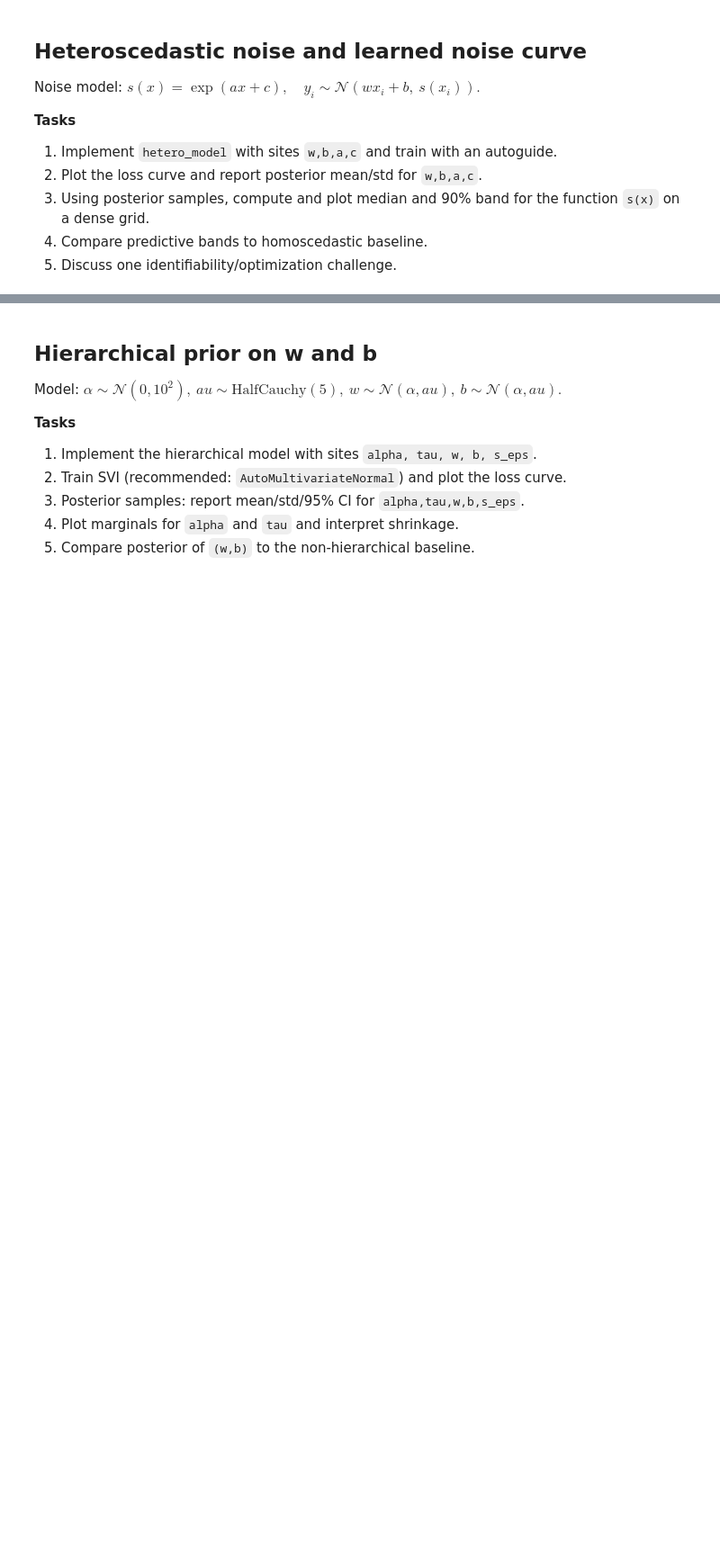
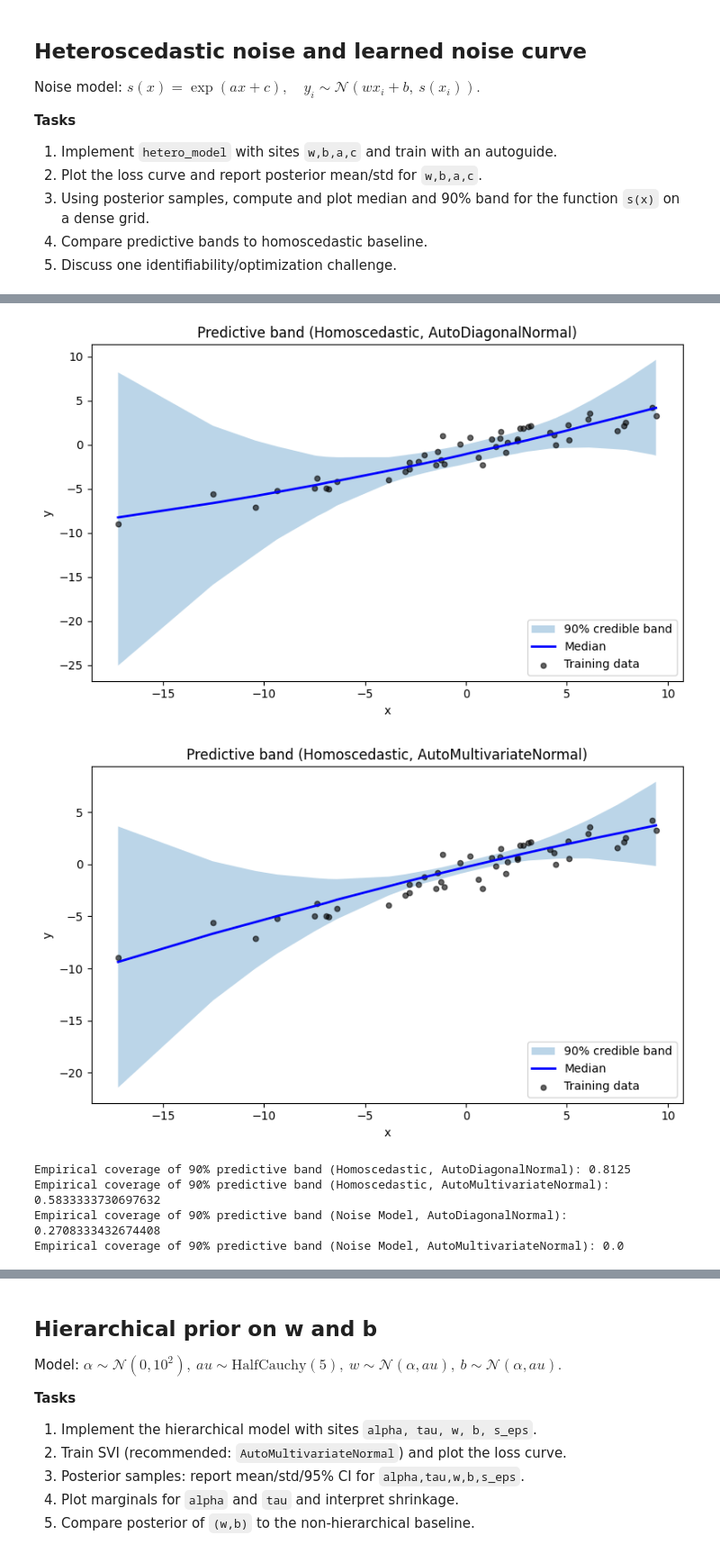
Before and after one commit to kmock930/Course-Uncertainty-Machine-Learning-2026, a Jupyter notebook: Assignment 2/SVI_assignment_questions (2).ipynb, the cells around one changed output, grey strips where cells are left out. Shown at 90% size. Cells and saved outputs as stored; diff of their text form; code cells hidden in the pictures; blank space fills up the shorter version.

```diff
--- a/Assignment 2/SVI_assignment_questions (2).ipynb
+++ b/Assignment 2/SVI_assignment_questions (2).ipynb
@@ -672,0 +729,19 @@ $ s(x)=\exp(ax+c),\quad y_i\sim\mathcal N(wx_i+b,\ s(x_i)).$
+# %%
+# Homoscedastic (constant noise)
+quatile1_auto, quatile2_auto, quatile3_auto = predictive_band_from_mu(mu_samples_auto)
+quatile1_mv, quatile2_mv, quatile3_mv = predictive_band_from_mu(mu_samples_mv)
+plot_predictive_band(x_tr, y_tr, quatile1_auto, quatile2_auto, quatile3_auto, title='Predictive band (Homoscedastic, AutoDiagonalNormal)')
+plot_predictive_band(x_tr, y_tr, quatile1_mv, quatile2_mv, quatile3_mv, title='Predictive band (Homoscedastic, AutoMultivariateNormal)')
+print("Empirical coverage of 90% predictive band (Homoscedastic, AutoDiagonalNormal):", coverage_from_mu(mu_samples_auto, y_tr, alpha=0.10))
+print("Empirical coverage of 90% predictive band (Homoscedastic, AutoMultivariateNormal):", coverage_from_mu(mu_samples_mv, y_tr, alpha=0.10))
+
+# Heteroscedastic (input-dependent noise)
+print("Empirical coverage of 90% predictive band (Noise Model, AutoDiagonalNormal):", coverage_from_mu(pred_noise_auto['mu'], y_tr, alpha=0.10))
+print("Empirical coverage of 90% predictive band (Noise Model, AutoMultivariateNormal):", coverage_from_mu(pred_noise_mv['mu'], y_tr, alpha=0.10))
+# %% [output]
+[figure, added]
+[figure, added]
+Empirical coverage of 90% predictive band (Homoscedastic, AutoDiagonalNormal): 0.8125
+Empirical coverage of 90% predictive band (Homoscedastic, AutoMultivariateNormal): 0.5833333730697632
+Empirical coverage of 90% predictive band (Noise Model, AutoDiagonalNormal): 0.2708333432674408
+Empirical coverage of 90% predictive band (Noise Model, AutoMultivariateNormal): 0.0
```
Also changed, not shown: parts of 6 cells of this notebook.
